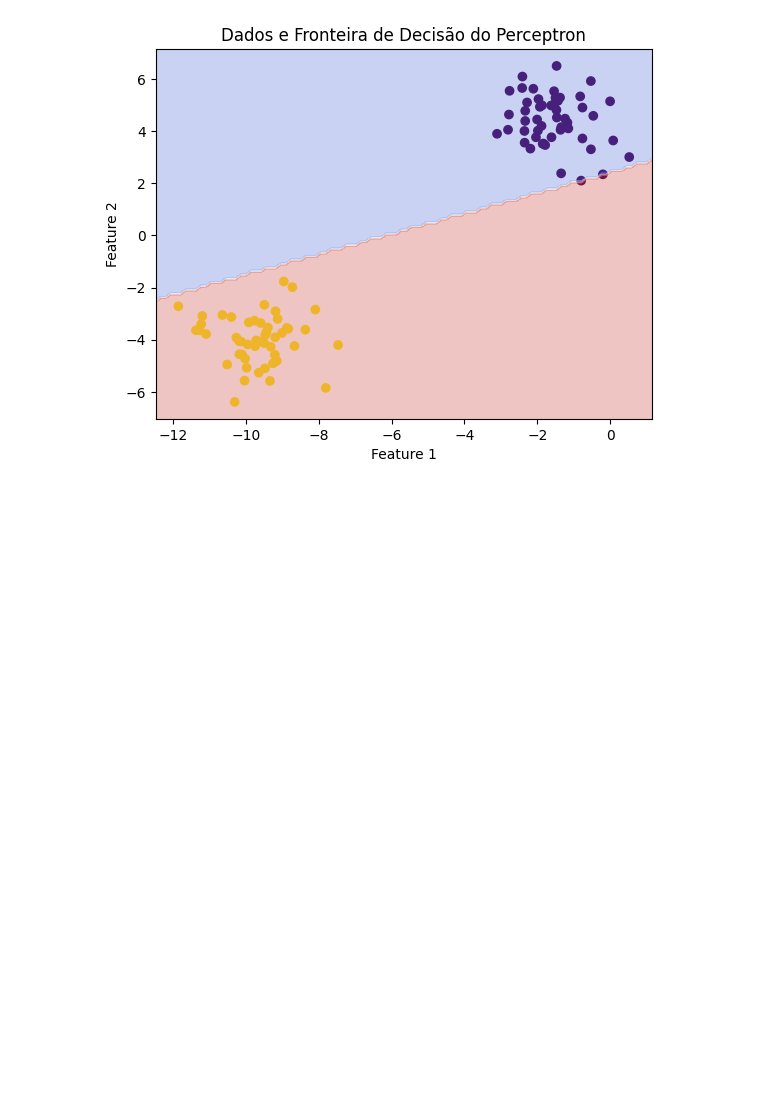
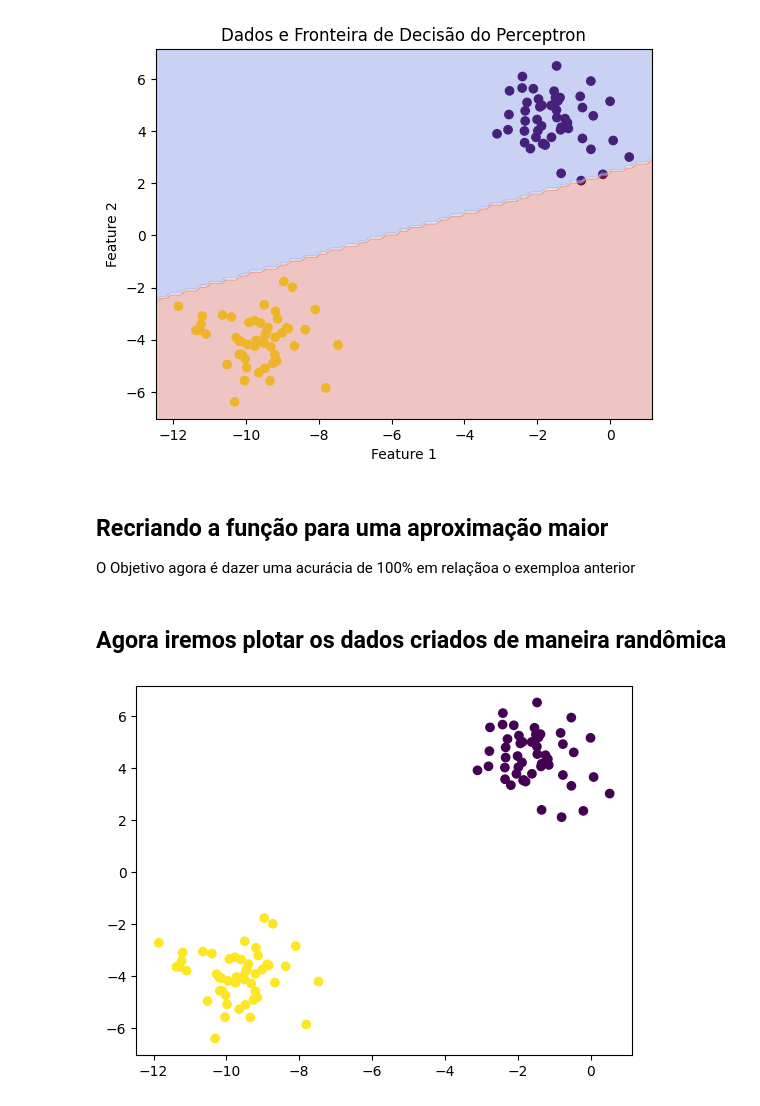
Before and after one commit to TETEURYAN/DeepLearning, a Jupyter notebook: src/Perceptron.ipynb, the cells around one changed output. Drawn from its saved outputs; the diff is of its cells as text; code cells hidden in the pictures; blank space fills up the shorter version.

```diff
--- a/src/Perceptron.ipynb
+++ b/src/Perceptron.ipynb
@@ -228,3 +112,7 @@ plt.show()
 # %% [output]
 Acurácia do Perceptron: 95.00%
 [figure]
+# %% [markdown]
+## Recriando a função para uma aproximação maior
+
+O Objetivo agora é dazer uma acurácia de 100% em relaçãoa o exemploa anterior
@@ -230,0 +172,8 @@ Acurácia do Perceptron: 95.00%
+# %% [markdown]
+## Agora iremos plotar os dados criados de maneira randômica
+# %%
+X, y = make_blobs(centers=2, cluster_std=1, random_state=1)
+plt.scatter(X[:,0], X[:,1], c=y)
+plt.show()
+# %% [output]
+[figure, added]
```
Also changed, not shown: parts of 7 cells of this notebook.
